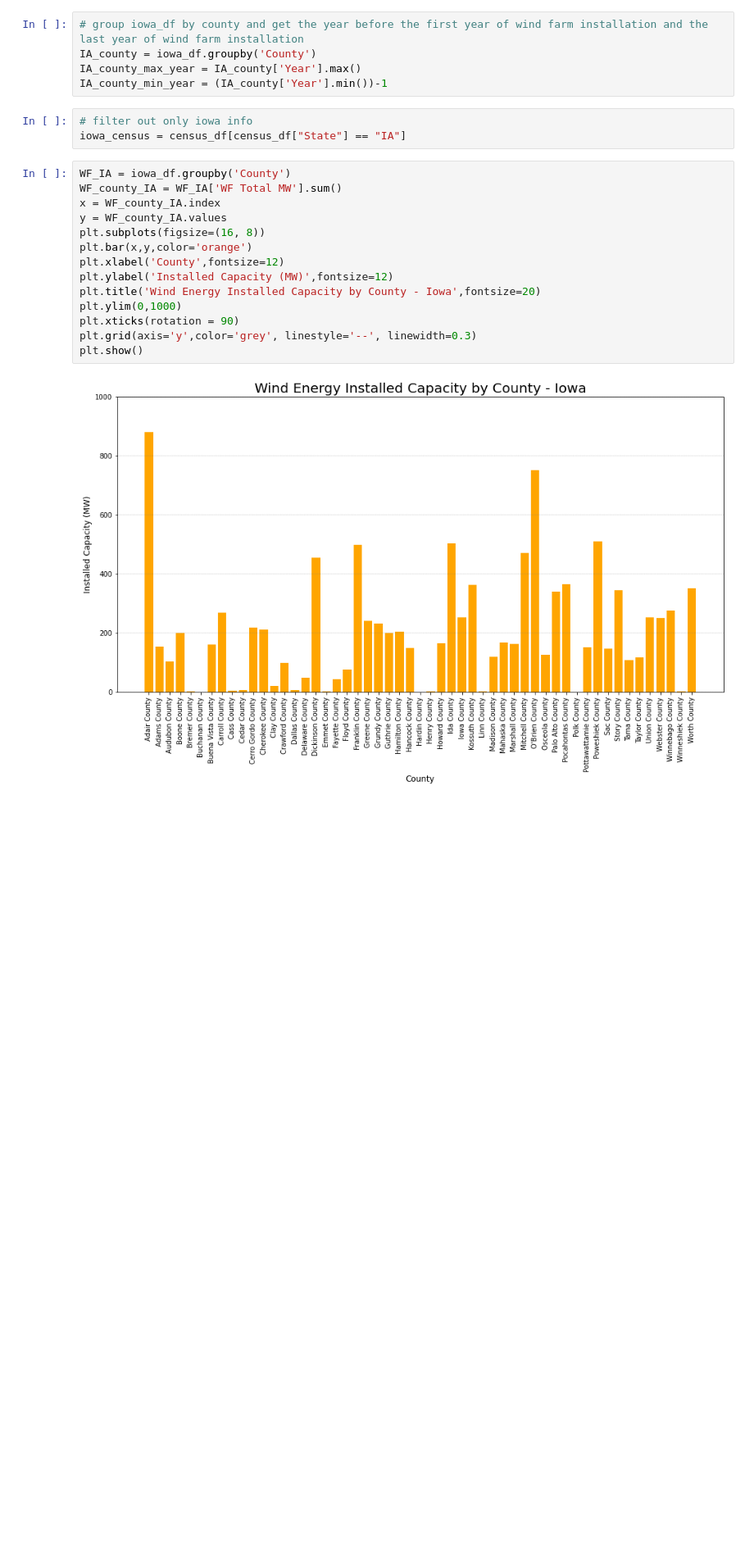
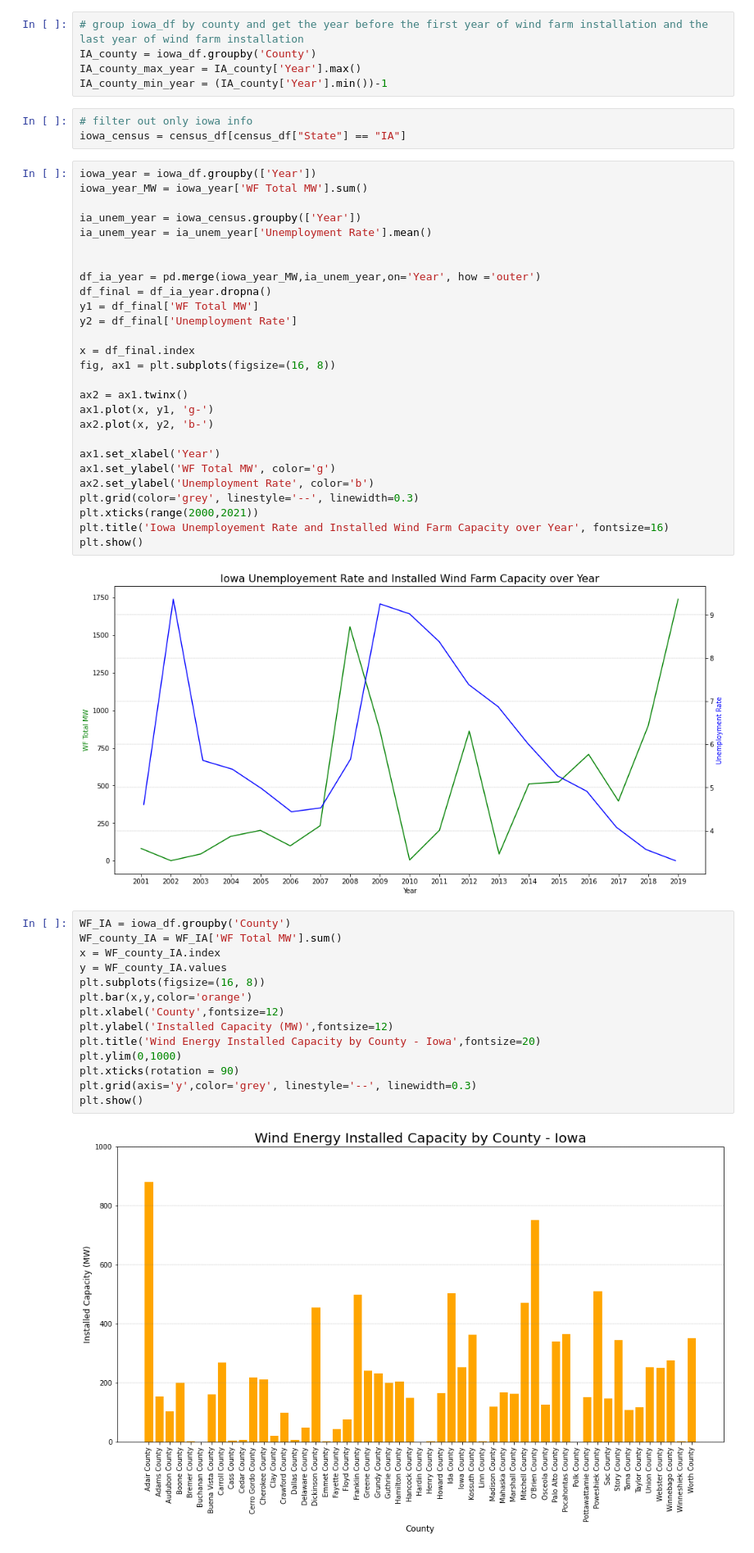
Before and after one commit to cjengleson/Project-1-Repo, a Jupyter notebook: eliza_notebook_plus_census.ipynb, the cells around one changed output. Shown at 82% size. Drawn from its saved outputs; the diff is of its cells as text; blank space fills up the shorter version.

Commit message:
new plots

```diff
--- a/eliza_notebook_plus_census.ipynb
+++ b/eliza_notebook_plus_census.ipynb
@@ -205,6 +206,35 @@ IA_county_min_year = (IA_county['Year'].min())-1
 # %%
 # filter out only iowa info
 iowa_census = census_df[census_df["State"] == "IA"]
+# %%
+iowa_year = iowa_df.groupby(['Year'])
+iowa_year_MW = iowa_year['WF Total MW'].sum()
+
+ia_unem_year = iowa_census.groupby(['Year'])
+ia_unem_year = ia_unem_year['Unemployment Rate'].mean()
+
+
+df_ia_year = pd.merge(iowa_year_MW,ia_unem_year,on='Year', how ='outer')
+df_final = df_ia_year.dropna()
+y1 = df_final['WF Total MW']
+y2 = df_final['Unemployment Rate']
+
+x = df_final.index
+fig, ax1 = plt.subplots(figsize=(16, 8))
+
+ax2 = ax1.twinx()
+ax1.plot(x, y1, 'g-')
+ax2.plot(x, y2, 'b-')
+
+ax1.set_xlabel('Year')
+ax1.set_ylabel('WF Total MW', color='g')
+ax2.set_ylabel('Unemployment Rate', color='b')
+plt.grid(color='grey', linestyle='--', linewidth=0.3)
+plt.xticks(range(2000,2021))
+plt.title('Iowa Unemployement Rate and Installed Wind Farm Capacity over Year', fontsize=16)
+plt.show()
+# %% [output]
+[figure, added]
 # %%
 WF_IA = iowa_df.groupby('County')
 WF_county_IA = WF_IA['WF Total MW'].sum()
```
Also changed, not shown: parts of 4 cells of this notebook, 1 other file.
